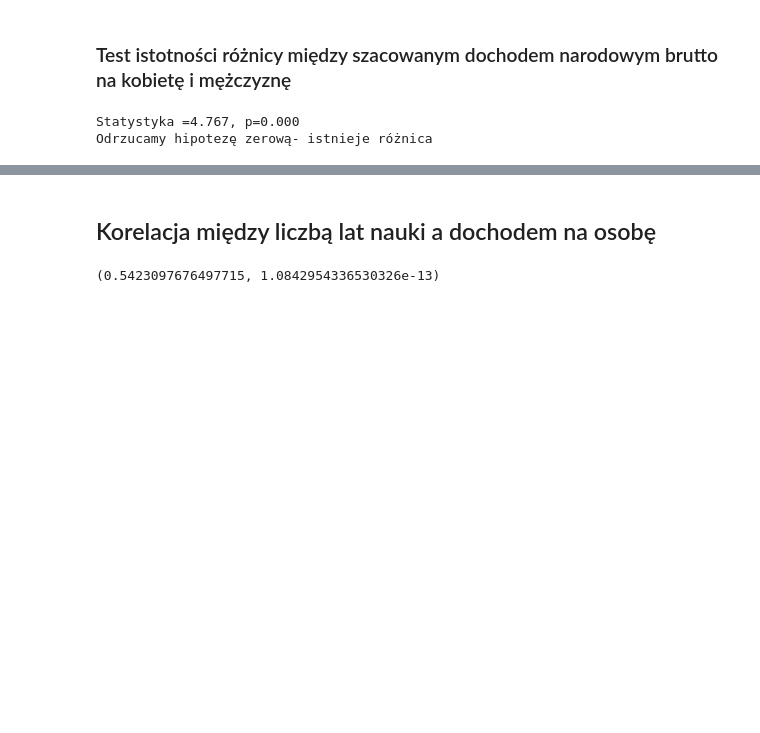
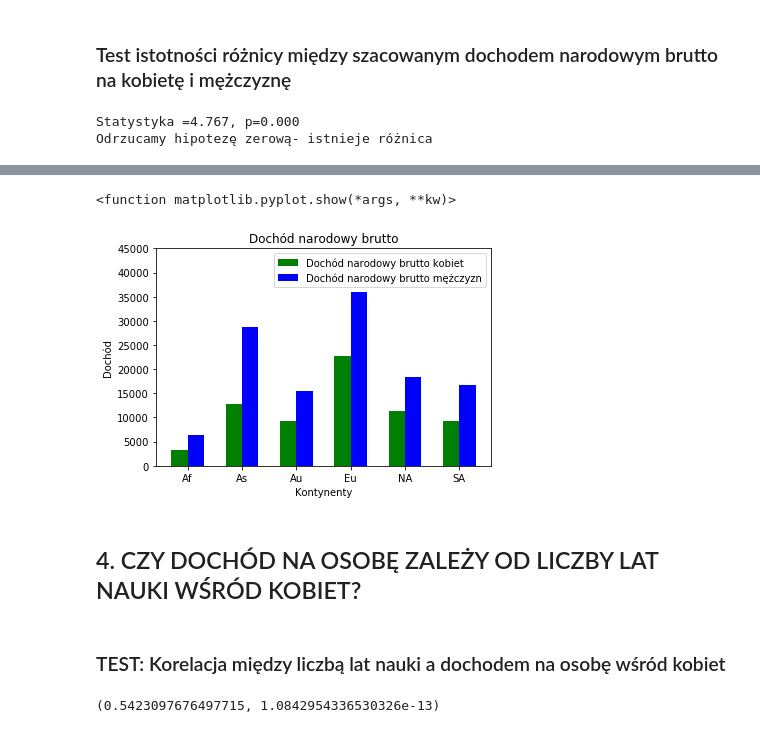
Before and after one commit to Johny198/analiza_danych, a Jupyter notebook: analiza.ipynb, the cells around one changed output, grey strips where cells are left out. Drawn from its saved outputs; the diff is of its cells as text; code cells hidden in the pictures; blank space fills up the shorter version.

```diff
--- a/analiza.ipynb
+++ b/analiza.ipynb
@@ -369,5 +439,29 @@ plt.show()
+# %%
+kontynenty = ['Af','As','Au','Eu','NA','SA']
+EGNIF = [3341.549020,12752.673913,9351.875000,22780.775000,11325.842105,9212.461538]
+EGNIM = [6311.784314,28665.021739,15571.250000,35933.225000,18314.736842,16669.923077]
+
+index = np.arange(6)
+width = 0.3
+
+plt.bar(index,EGNIF,width,color='green',label='Dochód narodowy brutto kobiet')
+plt.bar(index+width,EGNIM,width,color='blue',label='Dochód narodowy brutto mężczyzn')
+plt.title("Dochód narodowy brutto")
+
+plt.ylabel("Dochód")
+plt.xlabel('Kontynenty')
+plt.xticks(index+width/2, kontynenty)
+plt.ylim(0,45000)
+
+plt.legend(loc='best')
+plt.show
+# %% [output]
+<function matplotlib.pyplot.show(*args, **kw)>
+[figure, added]
+# %% [markdown]
+## 4. CZY DOCHÓD NA OSOBĘ ZALEŻY OD LICZBY LAT NAUKI WŚRÓD KOBIET?
 # %% [markdown]
-## Korelacja między liczbą lat nauki a dochodem na osobę
+### TEST:  Korelacja między liczbą lat nauki a dochodem na osobę wśród kobiet
 # %%
 st.pearsonr(dane['Estimated Gross National Income per Capita (Male)'],dane['Mean Years of Education (Male)'])
 # %% [output]
```
Also changed, not shown: parts of 25 cells of this notebook.
